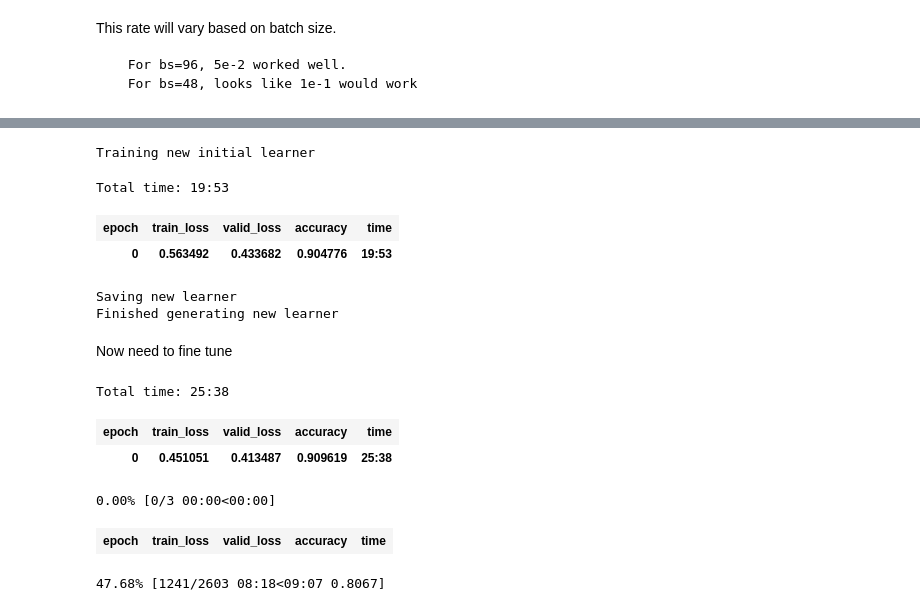
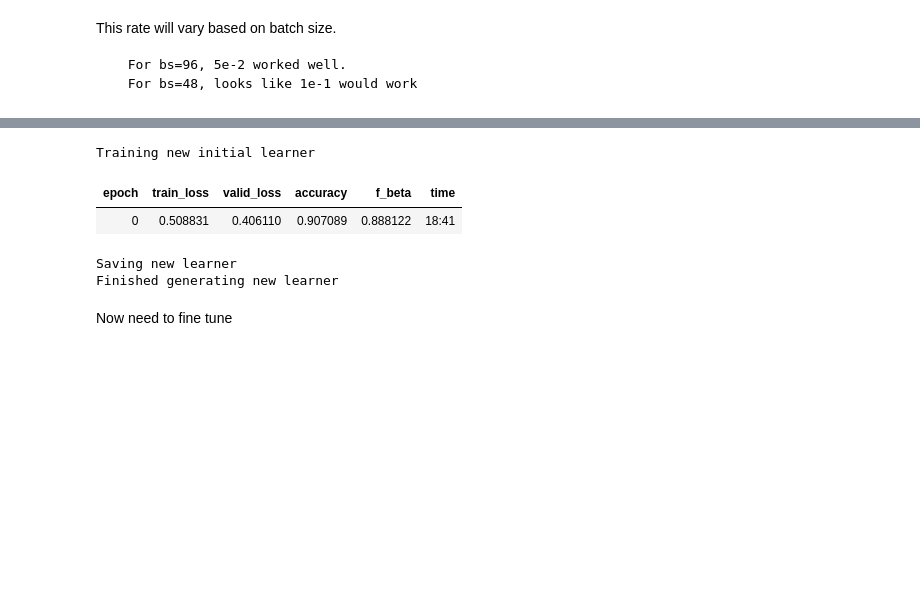
Before and after one commit to magic-lantern/nlp-transfer-learning, a Jupyter notebook: sourcecode/mimic_nlp_classifier_descr.ipynb, the cells around one changed output, grey strips where cells are left out. Saved outputs shown, nothing was run; the diff lists cells and outputs as text; code cells hidden in the pictures; blank space fills up the shorter version.

```diff
--- a/sourcecode/mimic_nlp_classifier_descr.ipynb
+++ b/sourcecode/mimic_nlp_classifier_descr.ipynb
@@ -159,35 +191,18 @@ By comparison, a smaller learning rate takes longer to get to similar accuracy (
 # %%
 if os.path.isfile(str(init_model_file) + '.pth'):
     learn.load(init_model_file)
     print('loaded initial learner')
 else:
     print('Training new initial learner')
-    learn.fit_one_cycle(3, 1e-1, moms=(0.8,0.7))
+    learn.fit_one_cycle(1, 1e-1, moms=(0.8,0.7))
     print('Saving new learner')
     learn.save(init_model_file)
     print('Finished generating new learner')
 # %% [output]
 Training new initial learner
+| epoch | train_loss | valid_loss | accuracy | f_beta | time |
+| 0 | 0.508831 | 0.406110 | 0.907089 | 0.888122 | 18:41 |
-Total time: 19:53
+Saving new learner
+Finished generating new learner
-| epoch | train_loss | valid_loss | accuracy | time |
-| 0 | 0.563492 | 0.433682 | 0.904776 | 19:53 |
-Saving new learner
-Finished generating new learner
 # %% [markdown]
 Now need to fine tune
-# %%
-learn = text_classifier_learner(data_cl, AWD_LSTM, drop_mult=0.5)
-learn.load_encoder(enc_file)
-learn.fit_one_cycle(1, 5e-2, moms=(0.8,0.7))
-# %% [output]
-Total time: 25:38
-| epoch | train_loss | valid_loss | accuracy | time |
-| 0 | 0.451051 | 0.413487 | 0.909619 | 25:38 |
-# %%
-learn = text_classifier_learner(data_cl, AWD_LSTM, drop_mult=0.5)
-learn.load_encoder(enc_file)
-learn.fit_one_cycle(3, 1e-1, moms=(0.8,0.7))
-# %% [output]
-0.00% [0/3 00:00<00:00]
-| epoch | train_loss | valid_loss | accuracy | time |
-47.68% [1241/2603 08:18<09:07 0.8067]
```
Also changed, not shown: parts of 20 cells of this notebook, 3 other files.
